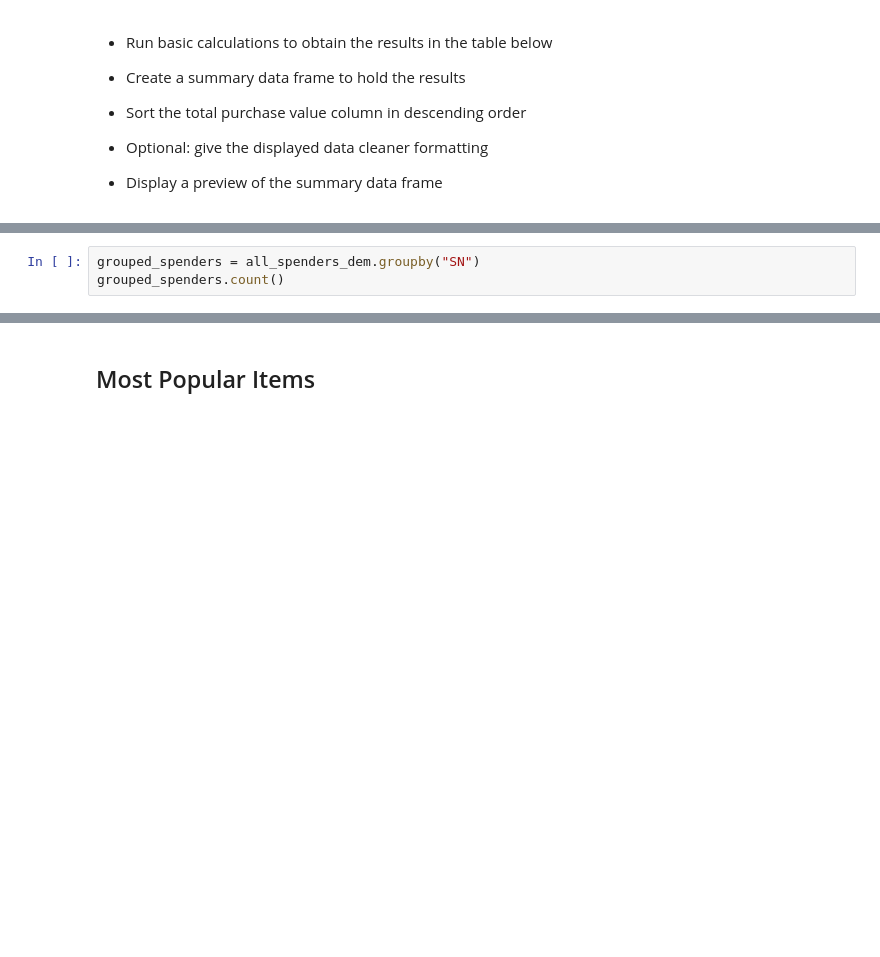
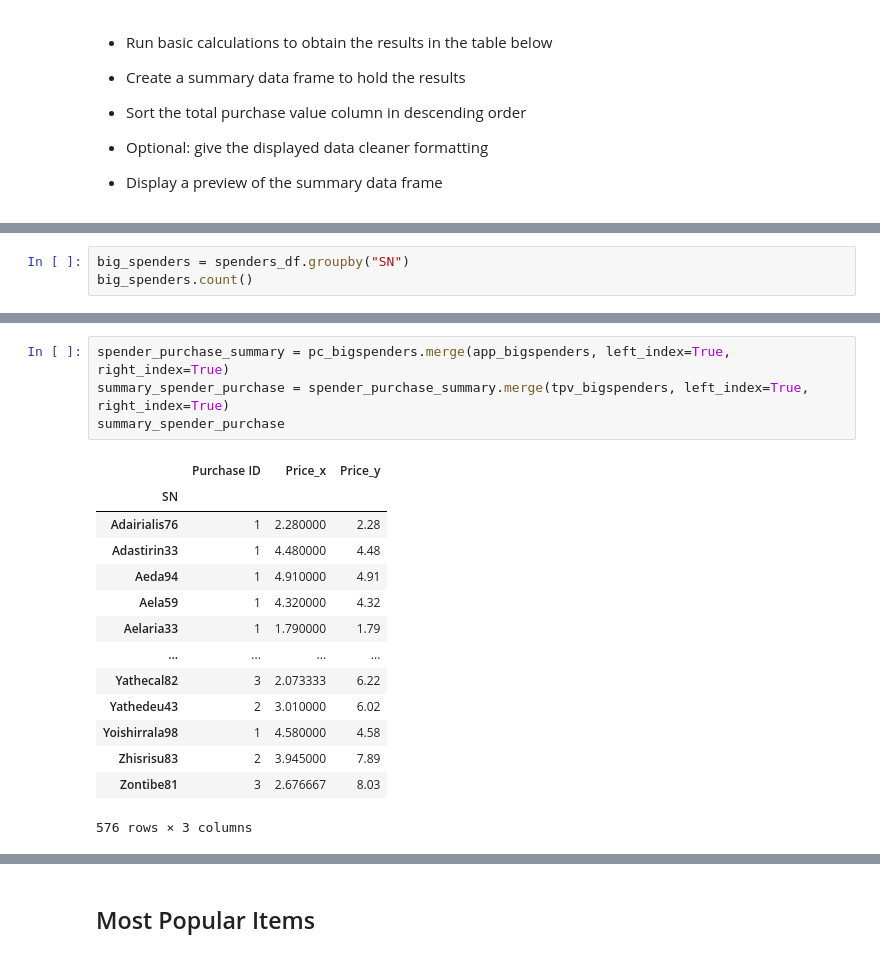
Before and after one commit to dianeyaneza/UWA-Data-Homework-Pandas-Challenge, a Jupyter notebook: 02-Homework_04-Pandas_Instructions_HeroesOfPymoli_HeroesOfPymoli_starter.ipynb, the cells around one changed output, grey strips where cells are left out. Saved outputs shown, nothing was run; the diff lists cells and outputs as text; blank space fills up the shorter version.

```diff
--- a/02-Homework_04-Pandas_Instructions_HeroesOfPymoli_HeroesOfPymoli_starter.ipynb
+++ b/02-Homework_04-Pandas_Instructions_HeroesOfPymoli_HeroesOfPymoli_starter.ipynb
@@ -612,3 +623,3 @@ all_spenders_dem
 # %%
-grouped_spenders = all_spenders_dem.groupby("SN")
-grouped_spenders.count()
+big_spenders = spenders_df.groupby("SN")
+big_spenders.count()
@@ -620,0 +693,19 @@ pc_spender
+# %%
+spender_purchase_summary = pc_bigspenders.merge(app_bigspenders, left_index=True, right_index=True)
+summary_spender_purchase = spender_purchase_summary.merge(tpv_bigspenders, left_index=True, right_index=True)
+summary_spender_purchase
+# %% [output]
+|  | Purchase ID | Price_x | Price_y |
+| SN |  |  |  |
+| Adairialis76 | 1 | 2.280000 | 2.28 |
+| Adastirin33 | 1 | 4.480000 | 4.48 |
+| Aeda94 | 1 | 4.910000 | 4.91 |
+| Aela59 | 1 | 4.320000 | 4.32 |
+| Aelaria33 | 1 | 1.790000 | 1.79 |
+| ... | ... | ... | ... |
+| Yathecal82 | 3 | 2.073333 | 6.22 |
+| Yathedeu43 | 2 | 3.010000 | 6.02 |
+| Yoishirrala98 | 1 | 4.580000 | 4.58 |
+| Zhisrisu83 | 2 | 3.945000 | 7.89 |
+| Zontibe81 | 3 | 2.676667 | 8.03 |
+576 rows × 3 columns
```
Also changed, not shown: parts of 11 cells of this notebook.
